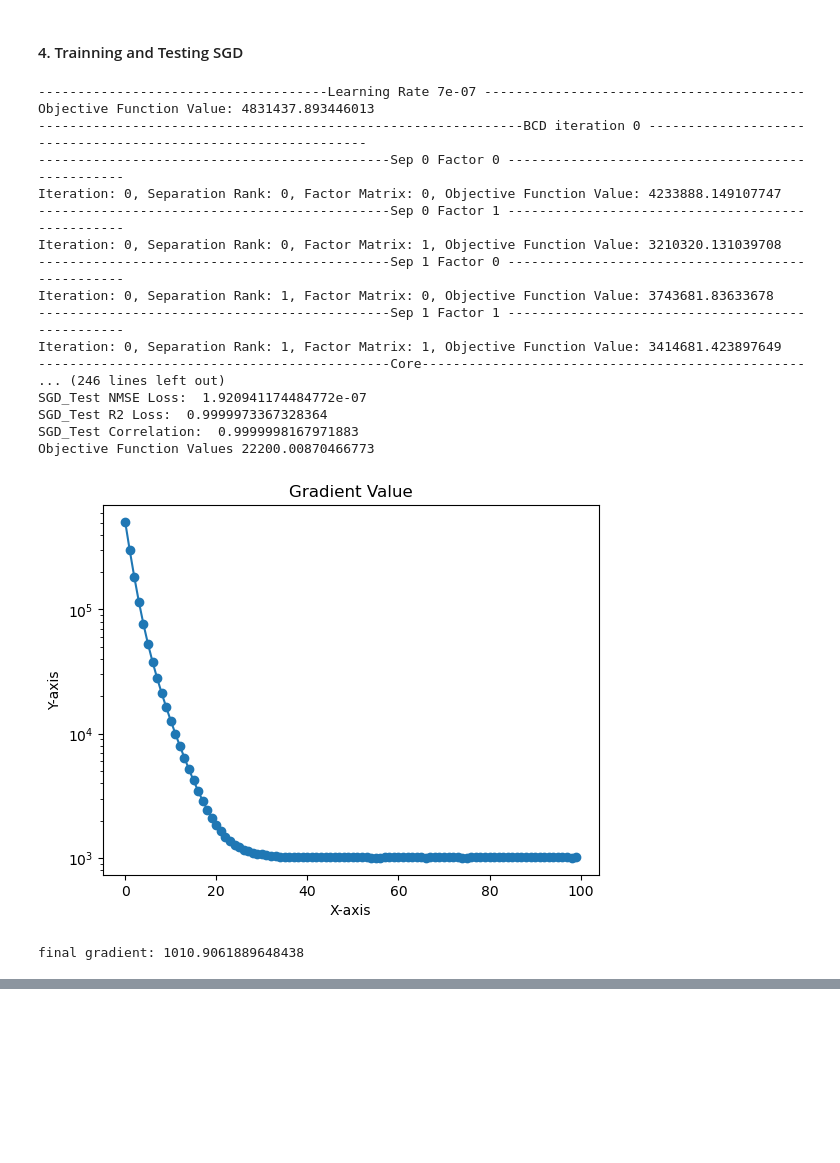
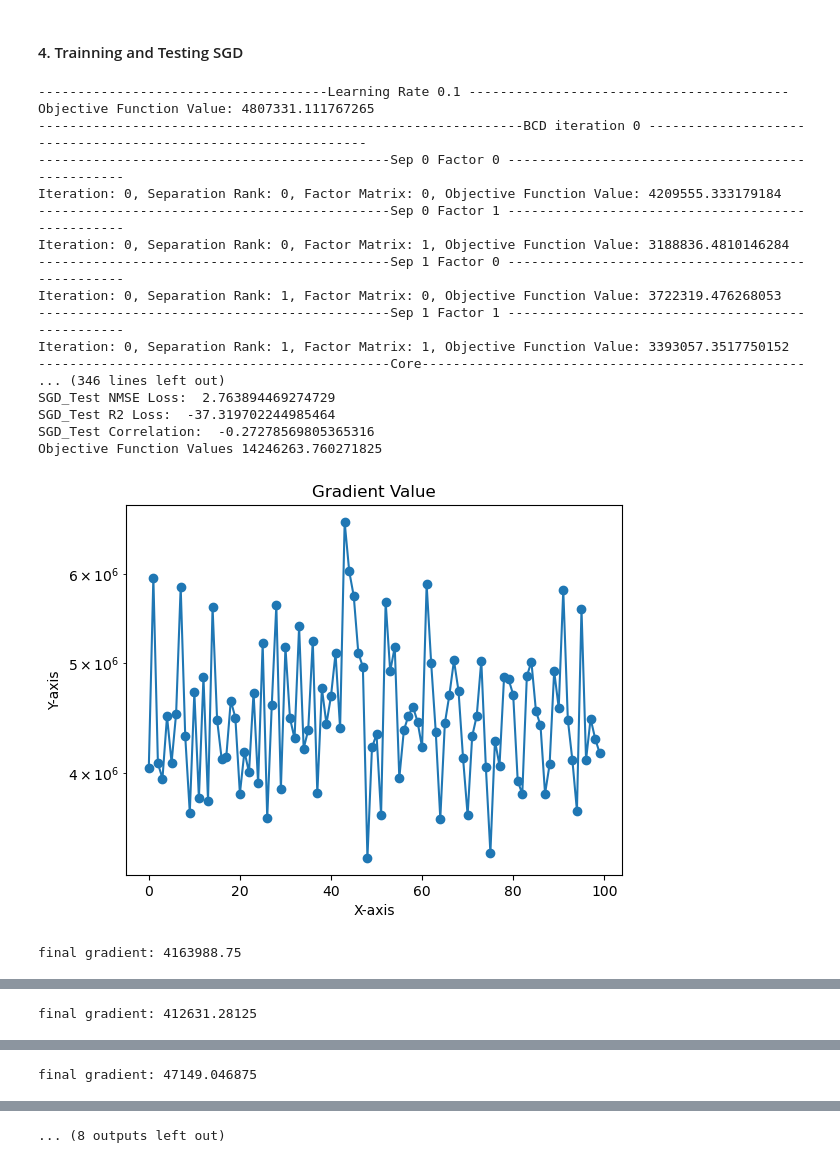
Before and after one commit to LaKrAmA95/LSR-Tensor-Ridge-Regression, a Jupyter notebook: Platforms_for_Experments/Jupyter Notebooks/Experiments_Solving_only_core_tensor_problem_fixing_everythig_to_be_true_with_known_lambda.ipynb, the cells around one changed output, grey strips where cells are left out. Saved outputs shown, nothing was run; the diff lists cells and outputs as text; code cells hidden in the pictures; blank space fills up the shorter version.

```diff
--- a/Platforms_for_Experments/Jupyter Notebooks/Experiments_Solving_only_core_tensor_problem_fixing_everythig_to_be_true_with_known_lambda.ipynb
+++ b/Platforms_for_Experments/Jupyter Notebooks/Experiments_Solving_only_core_tensor_problem_fixing_everythig_to_be_true_with_known_lambda.ipynb
@@ -214,7 +214,7 @@ class LSR_tensor_dot():
 #training_data: X
 #training_labels: Y
 #hypers: hyperparameters
-def lsr_bcd_regression(lsr_ten, training_data: np.ndarray, training_labels: np.ndarray, hypers: dict,intercept = False):
+def lsr_bcd_regression(lsr_ten, training_data: np.ndarray, training_labels: np.ndarray, hypers: dict,intercept = False, Initializer = None):
     #Get LSR Tensor Information and other hyperparameters
     shape, ranks, sep_rank, order = lsr_ten.shape, lsr_ten.ranks, lsr_ten.separation_rank, lsr_ten.order
     lambda1 = hypers["weight_decay"]
@@ -346,8 +346,8 @@ def lsr_bcd_regression(lsr_ten, training_data: np.ndarray, training_labels: np.n
         X_tilde, y_tilde = lsr_ten.bcd_core_update_x_y(X, y)
 
         #Solve the sub-problem pertaining to the core tensor
-        hypers = {'lambda': lambda1, 'lr': lr, 'epochs': epochs, 'batch_size': 64, 'bias': intercept, 'decay_factor':decay_factor}
-        weights, bias, loss_values, gap_to_optimality, nmse_values, corr_values, R2_values,sub_problem_gradient,loss_values = SGD(X_tilde, y_tilde.reshape(-1,1), cost_function_code = 1, hypers = hypers, optimizer_code = 0, p_star = 0)
+        hypers = {'lambda': lambda1, 'lr': lr, 'epochs': epochs, 'batch_size': batch_size, 'bias': intercept, 'decay_factor':decay_factor}
+        weights, bias, loss_values, gap_to_optimality, nmse_values, corr_values, R2_values,sub_problem_gradient,loss_values = SGD(X_tilde, y_tilde.reshape(-1,1), cost_function_code = 1, hypers = hypers, optimizer_code = 0, p_star = 0, Initializer = Initializer)
 
         print(f"Final gradient of the subproblem Core : {sub_problem_gradient[-1]}")
         epoch_gradient_values[iteration,:,len(ranks),:] = sub_problem_gradient
@@ -838,7 +880,7 @@ def GD2(X: np.ndarray, Y: np.ndarray, cost_function_code = 1, hypers = {}, p_sta
 # %% [markdown]
 ##### Train Test
 # %%
-def train_test_sgd(X_train: np.ndarray, Y_train: np.ndarray, X_test: np.ndarray, Y_test: np.ndarray, lambda1, hypers,Y_train_mean,lsr_tensor_SGD,B_tensored = None,intercept = False):
+def train_test_sgd(X_train: np.ndarray, Y_train: np.ndarray, X_test: np.ndarray, Y_test: np.ndarray, lambda1, hypers,Y_train_mean,lsr_tensor_SGD,B_tensored = None,intercept = False, Initializer = None):
   hypers['weight_decay'] = lambda1
 
 
@@ -850,7 +892,7 @@ def train_test_sgd(X_train: np.ndarray, Y_train: np.ndarray, X_test: np.ndarray,
 
   #Construct LSR Tensor
   lsr_tensor = lsr_tensor_SGD
-  lsr_tensor, objective_function_values, gradient_values,iterate_differences,epoch_level_gradients,epoch_level_function,tensor_iteration,factor_core_iterate = lsr_bcd_regression(lsr_tensor, X_train, Y_train, hypers,intercept = need_intercept)
+  lsr_tensor, objective_function_values, gradient_values,iterate_differences,epoch_level_gradients,epoch_level_function,tensor_iteration,factor_core_iterate = lsr_bcd_regression(lsr_tensor, X_train, Y_train, hypers,intercept = need_intercept, Initializer = Initializer)
   expanded_lsr = lsr_tensor.expand_to_tensor()
   expanded_lsr = np.reshape(expanded_lsr, X_train[0].shape, order = 'F')
   print(expanded_lsr.shape)
@@ -947,7 +989,7 @@ need_intercept = False
 #lsr_tensor = LSR_tensor_dot(shape = LSR_tensor_dot_shape, ranks = ranks, separation_rank = separation_rank, intercept = need_intercept)
 
 #regularization parameter
-lambda1 = 50
+lambda1 = 2.5
 
 
 #saving the initializer
@@ -974,11 +1016,12 @@ lsr_tensor = copy.deepcopy(lsr_tensor_initializer)
 # %% [markdown]
 #### 4. Trainning and Testing SGD
 # %%
-learning_rates = [0.0000007]
+learning_rates = [0.1,0.01,0.001,0.0001,0.00001]
 
 
 for idx,lr in enumerate (learning_rates):
 
+    try:
       print('')
       print('-------------------------------------Learning Rate',lr,'-----------------------------------------')
       lsr_tensor_SGD = copy.deepcopy(lsr_tensor_initializer)
@@ -987,7 +1030,7 @@ for idx,lr in enumerate (learning_rates):
       batch_size = 64
 
       momentum = 0
-      nesterov = False
+      nesterov = True
       decay_factor = 0
       hypers = {'max_iter': 1, 'threshold': 1e-4, 'ranks': tuple(tensor_mode_ranks), 'separation_rank': separation_rank,'learning_rate':learning_rate,'epochs':epochs,'batch_size': batch_size, 'momentum':momentum, 'nesterov': nesterov, 'decay_factor': decay_factor}
 
@@ -997,10 +1040,10 @@ for idx,lr in enumerate (learning_rates):
       #Get current time and store in variable
       formatted_time = datetime.datetime.now().strftime("%Y-%m-%d %H:%M:%S")
       max_iter = hypers['max_iter']
-      pkl_file = f"/Users/lakrama/Neuro Project Codes/LSR-Tensor-Ridge-Regression_All_Data/Platforms for Experments/Data/Experiments_Isolating_Sub_Problems/Final lr search/STAGE 1/SGD_learning_rate_{learning_rate}_decay_{decay_factor}_intercept5_,ExecutionTime{formatted_time}, n_train_{n_train},n_test_{n_test}, tensor_dimensions:{tensor_dimensions}, tensor_mode_= ranks:{tensor_mode_ranks}, separation_rank:{separation_rank}, max_iter={max_iter}.pkl"
+      pkl_file = f"/Users/lakrama/Neuro Project Codes/LSR-Tensor-Ridge-Regression_All_Data/Platforms for Experments/Data/Experiments_Isolating_Sub_Problems/Final lr search/After Indentifinig Batch Size Issue/Gradient Descent/SGD_learning_rate_{learning_rate}_batch_size_{batch_size}_decay_{decay_factor}_intercept5_,ExecutionTime{formatted_time}, n_train_{n_train},n_test_{n_test}, tensor_dimensions:{tensor_dimensions}, tensor_mode_= ranks:{tensor_mode_ranks}, separation_rank:{separation_rank}, max_iter={max_iter}.pkl"
 
-      with open(pkl_file, "wb") as file:
-        dill.dump((lsr_tensor_SGD,lambda1, normalized_estimation_error_SGD, test_nmse_loss_SGD, test_R2_loss_SGD, test_correlation_SGD, objective_function_values_SGD,gradient_values_SGD, iterate_differences_SGD,epoch_level_gradients_SGD,epoch_level_function,tensor_iteration_SGD,factor_core_iterate_SGD), file)
+      #with open(pkl_file, "wb") as file:
+      #  dill.dump((lsr_tensor_SGD,lambda1, normalized_estimation_error_SGD, test_nmse_loss_SGD, test_R2_loss_SGD, test_correlation_SGD, objective_function_values_SGD,gradient_values_SGD, iterate_differences_SGD,epoch_level_gradients_SGD,epoch_level_function,tensor_iteration_SGD,factor_core_iterate_SGD), file)
 
 
       print("Error Report on Testing _ With best Lambda")
@@ -1019,43 +1062,46 @@ for idx,lr in enumerate (learning_rates):
       plt.plot(epoch_level_gradients_SGD[0,1,2,:], marker='o')
 
       # Add title and labels
       plt.title('Gradient Value')
       plt.xlabel('X-axis')
       plt.yscale('log')
       plt.ylabel('Y-axis')
 
       plt.show()
 
       print(f'final gradient: {epoch_level_gradients_SGD[0,1,2,-1]}')
       # fucnion value
 
       # Create a line plot
       plt.plot(epoch_level_function[0,1,2,:], marker='o')
 
       # Add title and labels
       plt.title('Function Value')
       plt.xlabel('X-axis')
       plt.yscale('log')
       plt.ylabel('Y-axis')
 
       plt.show()
+
+    except Exception as e:
+      print(f"An error occurred for learning rate {lr}: {e}")
 # %% [output]
--------------------------------------Learning Rate 7e-07 -----------------------------------------
-Objective Function Value: 4831437.893446013
+-------------------------------------Learning Rate 0.1 -----------------------------------------
+Objective Function Value: 4807331.111767265
 --------------------------------------------------------------BCD iteration 0 --------------------------------------------------------------
 ---------------------------------------------Sep 0 Factor 0 -------------------------------------------------
-Iteration: 0, Separation Rank: 0, Factor Matrix: 0, Objective Function Value: 4233888.149107747
+Iteration: 0, Separation Rank: 0, Factor Matrix: 0, Objective Function Value: 4209555.333179184
 ---------------------------------------------Sep 0 Factor 1 -------------------------------------------------
-Iteration: 0, Separation Rank: 0, Factor Matrix: 1, Objective Function Value: 3210320.131039708
+Iteration: 0, Separation Rank: 0, Factor Matrix: 1, Objective Function Value: 3188836.4810146284
 ---------------------------------------------Sep 1 Factor 0 -------------------------------------------------
-Iteration: 0, Separation Rank: 1, Factor Matrix: 0, Objective Function Value: 3743681.83633678
+Iteration: 0, Separation Rank: 1, Factor Matrix: 0, Objective Function Value: 3722319.476268053
 ---------------------------------------------Sep 1 Factor 1 -------------------------------------------------
-Iteration: 0, Separation Rank: 1, Factor Matrix: 1, Objective Function Value: 3414681.423897649
+Iteration: 0, Separation Rank: 1, Factor Matrix: 1, Objective Function Value: 3393057.3517750152
 ---------------------------------------------Core-------------------------------------------------
-... (246 lines left out)
-SGD_Test NMSE Loss:  1.920941174484772e-07
-SGD_Test R2 Loss:  0.9999973367328364
-SGD_Test Correlation:  0.9999998167971883
-Objective Function Values 22200.00870466773
+... (346 lines left out)
+SGD_Test NMSE Loss:  2.763894469274729
+SGD_Test R2 Loss:  -37.319702244985464
+SGD_Test Correlation:  -0.27278569805365316
+Objective Function Values 14246263.760271825
-[figure, old version]
+[figure, new version]
-final gradient: 1010.9061889648438
+final gradient: 4163988.75
@@ -1062,0 +1127 @@ final gradient: 1010.9061889648438
+final gradient: 412631.28125
@@ -1062,0 +1147 @@ final gradient: 1010.9061889648438
+final gradient: 47149.046875
@@ -1062,0 +1149 @@ final gradient: 1010.9061889648438
+... (8 outputs left out)
```
Also changed, not shown: parts of 8 cells of this notebook, 3 other files.
